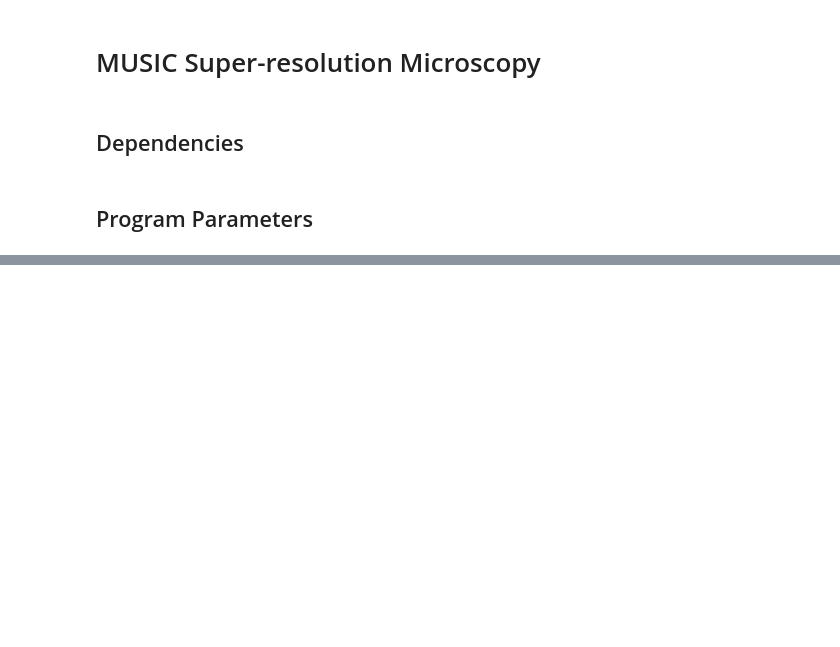
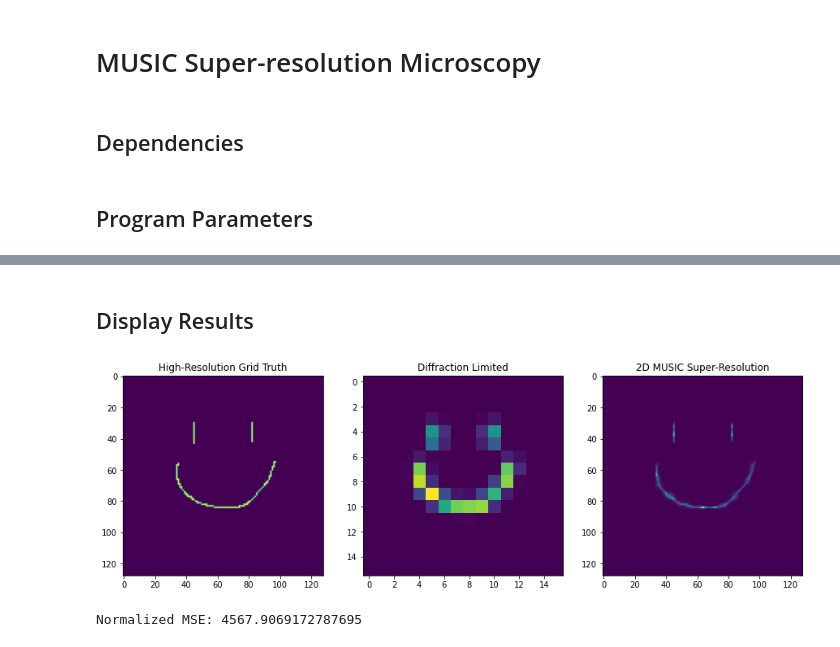
Before and after one commit to ElasticDuckCode/MUSIC_Microscopy, a Jupyter notebook: MUSIC_Microscopy.ipynb, the cells around one changed output, grey strips where cells are left out. Cells and saved outputs as stored; diff of their text form; code cells hidden in the pictures; blank space fills up the shorter version.

```diff
--- a/MUSIC_Microscopy.ipynb
+++ b/MUSIC_Microscopy.ipynb
@@ -239,0 +68,24 @@ plt.show()
+# %%
+# Generate 2D source positions from image
+img = plt.imread("strands1.tif")
+
+# Get HR grid size from image instead
+p.Q = img.shape[0]
+
+# Create that HR grid w/ proper distances
+hr_sx = np.linspace(-p.width,p.width,p.Q).reshape(-1,1)
+hr_sy = np.linspace(-p.width,p.width,p.Q).reshape(-1,1)
+
+# Get non-zero indicies from truth
+r_ind = np.asarray(np.nonzero(img.T)).T
+
+# Get number of sources
+p.k = r_ind.shape[0]
+
+# Convert it to distances, and finalize r_k
+r_kx = hr_sx[r_ind[:,0]]
+r_ky = hr_sy[r_ind[:,1]]
+r_k  = np.hstack((r_kx,r_ky))
+
+# Assign truth to proper variable
+truth_img = img
@@ -239,0 +185,26 @@ plt.show()
+# %% [markdown]
+## Display Results
+# %%
+plt.figure(figsize=(15,5))
+
+p1 = plt.subplot(1,3,1)
+plt.imshow(truth_img)
+plt.title("High-Resolution Grid Truth")
+
+p2 = plt.subplot(1,3,2)
+dif_img = np.mean(f,axis=1).reshape(-1,p.M)
+plt.imshow(dif_img)
+plt.title("Diffraction Limited")
+
+p2 = plt.subplot(1,3,3)
+music_img = music.reshape(p.Q,p.Q)
+plt.imshow(music_img)
+plt.title("2D MUSIC Super-Resolution")
+
+plt.show()
+
+
+print("Normalized MSE: {}".format((np.square(np.subtract(music_img, truth_img)).mean()*(1/p.Q)**2)))
+# %% [output]
+[figure, added]
+Normalized MSE: 4567.9069172787695
```
Also changed, not shown: parts of 35 cells of this notebook, 3 other files.
